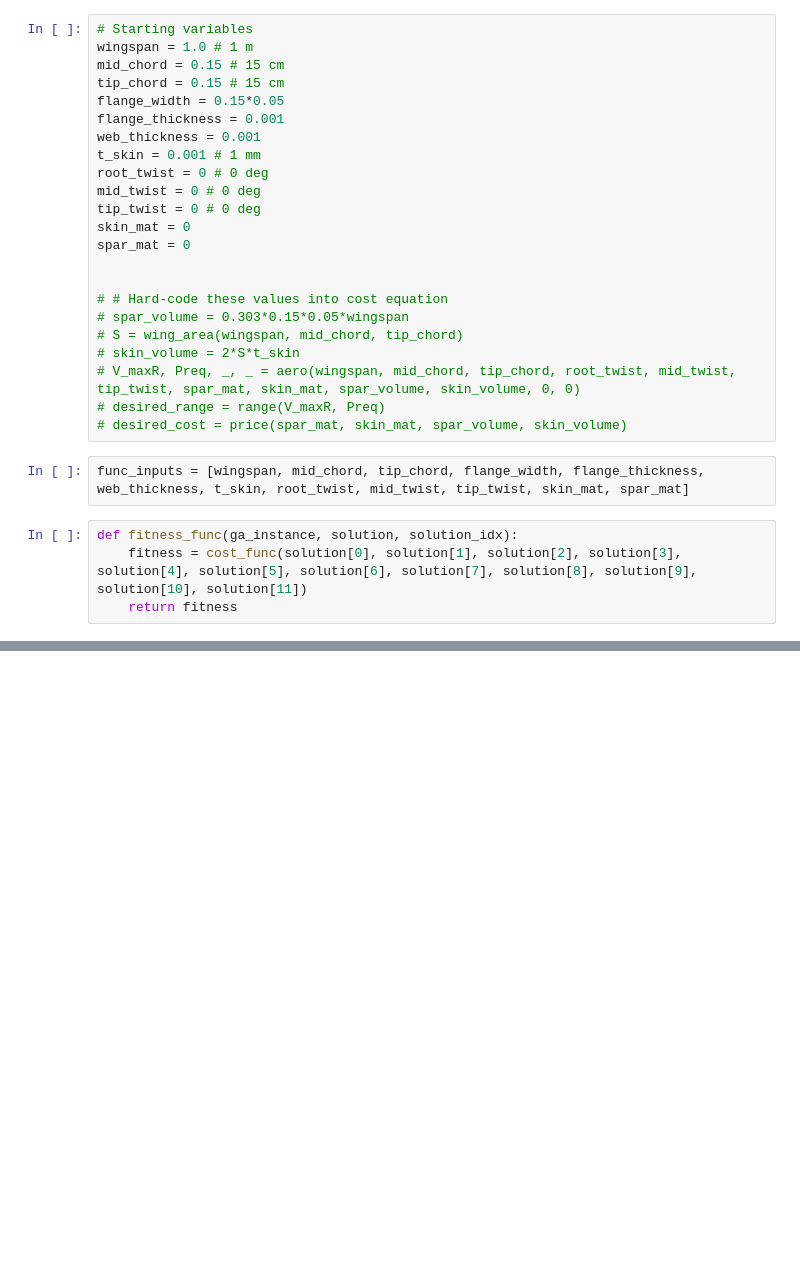
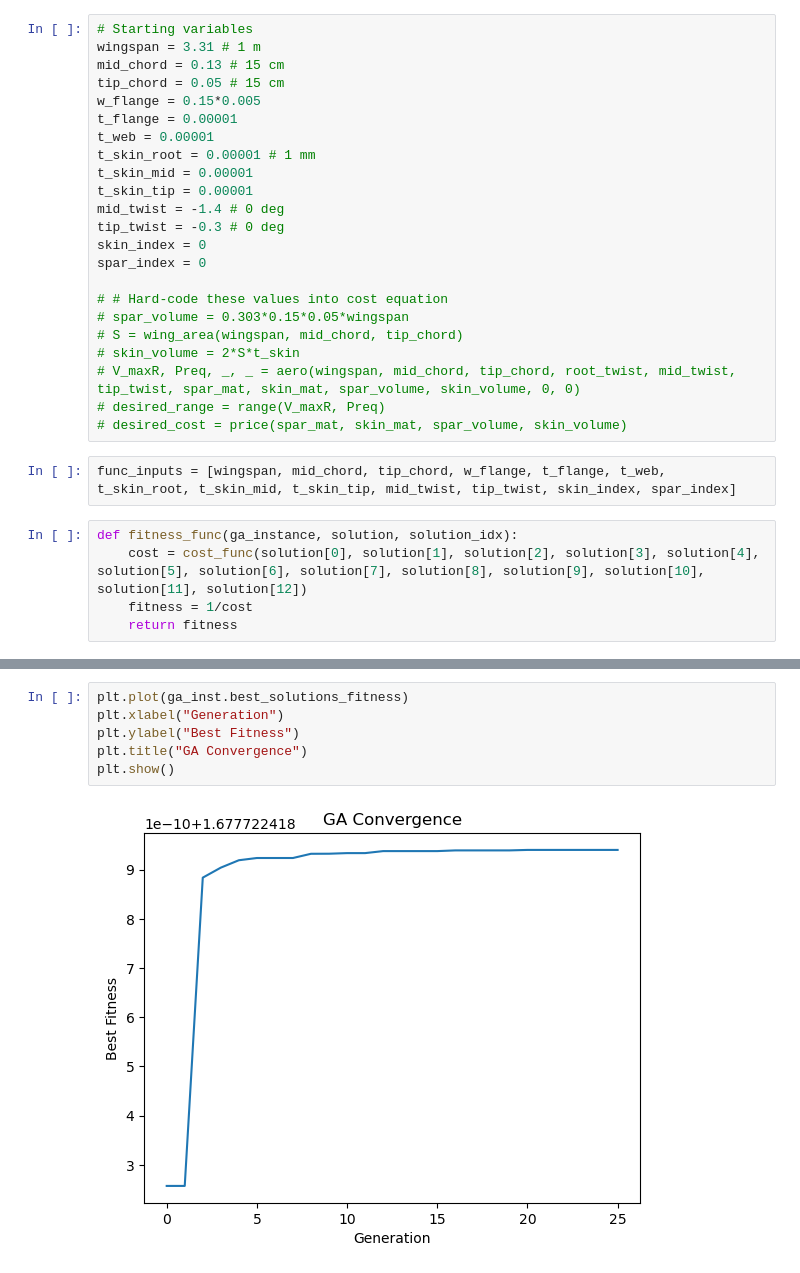
Before and after one commit to ReyanAnwar/MDO_opt, a Jupyter notebook: src/main_run.ipynb, the cells around one changed output, grey strips where cells are left out. Drawn from its saved outputs; the diff is of its cells as text; blank space fills up the shorter version.

Commit message:
Changes to structures model, test functions for only aero, updated volume functions, updates to cost function

```diff
--- a/src/main_run.ipynb
+++ b/src/main_run.ipynb
@@ -4,18 +8,18 @@ import pygad
 # %%
 # Starting variables
-wingspan = 1.0 # 1 m
-mid_chord = 0.15 # 15 cm
-tip_chord = 0.15 # 15 cm
-flange_width = 0.15*0.05
-flange_thickness = 0.001
-web_thickness = 0.001
-t_skin = 0.001 # 1 mm
-root_twist = 0 # 0 deg
-mid_twist = 0 # 0 deg
-tip_twist = 0 # 0 deg
-skin_mat = 0
-spar_mat = 0
-
+wingspan = 3.31 # 1 m
+mid_chord = 0.13 # 15 cm
+tip_chord = 0.05 # 15 cm
+w_flange = 0.15*0.005
+t_flange = 0.00001
+t_web = 0.00001
+t_skin_root = 0.00001 # 1 mm
+t_skin_mid = 0.00001
+t_skin_tip = 0.00001
+mid_twist = -1.4 # 0 deg
+tip_twist = -0.3 # 0 deg
+skin_index = 0
+spar_index = 0
 
 # # Hard-code these values into cost equation
 # spar_volume = 0.303*0.15*0.05*wingspan
@@ -25,9 +29,10 @@ spar_mat = 0
 # desired_range = range(V_maxR, Preq)
 # desired_cost = price(spar_mat, skin_mat, spar_volume, skin_volume)
 # %%
-func_inputs = [wingspan, mid_chord, tip_chord, flange_width, flange_thickness, web_thickness, t_skin, root_twist, mid_twist, tip_twist, skin_mat, spar_mat]
+func_inputs = [wingspan, mid_chord, tip_chord, w_flange, t_flange, t_web, t_skin_root, t_skin_mid, t_skin_tip, mid_twist, tip_twist, skin_index, spar_index]
 # %%
 def fitness_func(ga_instance, solution, solution_idx):
-    fitness = cost_func(solution[0], solution[1], solution[2], solution[3], solution[4], solution[5], solution[6], solution[7], solution[8], solution[9], solution[10], solution[11])
+    cost = cost_func(solution[0], solution[1], solution[2], solution[3], solution[4], solution[5], solution[6], solution[7], solution[8], solution[9], solution[10], solution[11], solution[12])
+    fitness = 1/cost
     return fitness
 # %%
@@ -96,0 +167,8 @@ ValueError: `ydata` must not be empty!
+# %%
+plt.plot(ga_inst.best_solutions_fitness)
+plt.xlabel("Generation")
+plt.ylabel("Best Fitness")
+plt.title("GA Convergence")
+plt.show()
+# %% [output]
+[figure, added]
```
Also changed, not shown: parts of 6 cells of this notebook, 6 other files.
